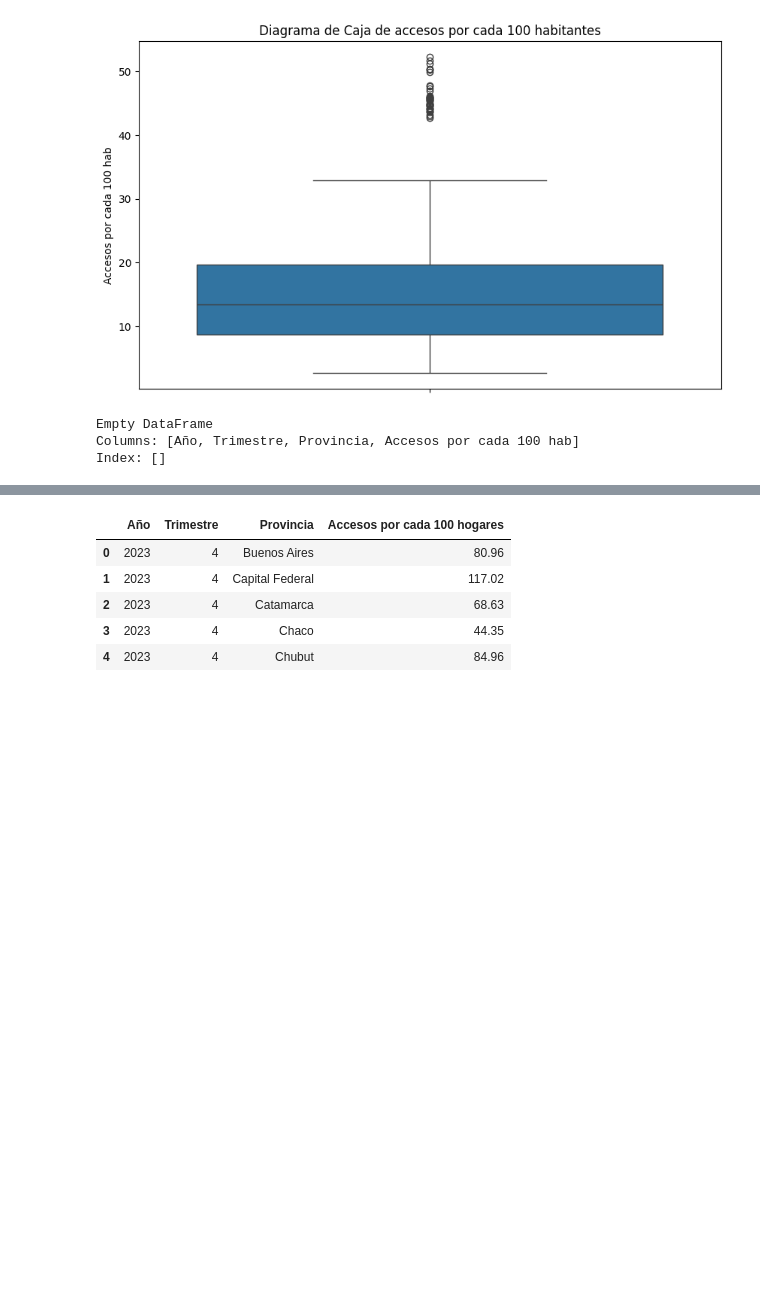
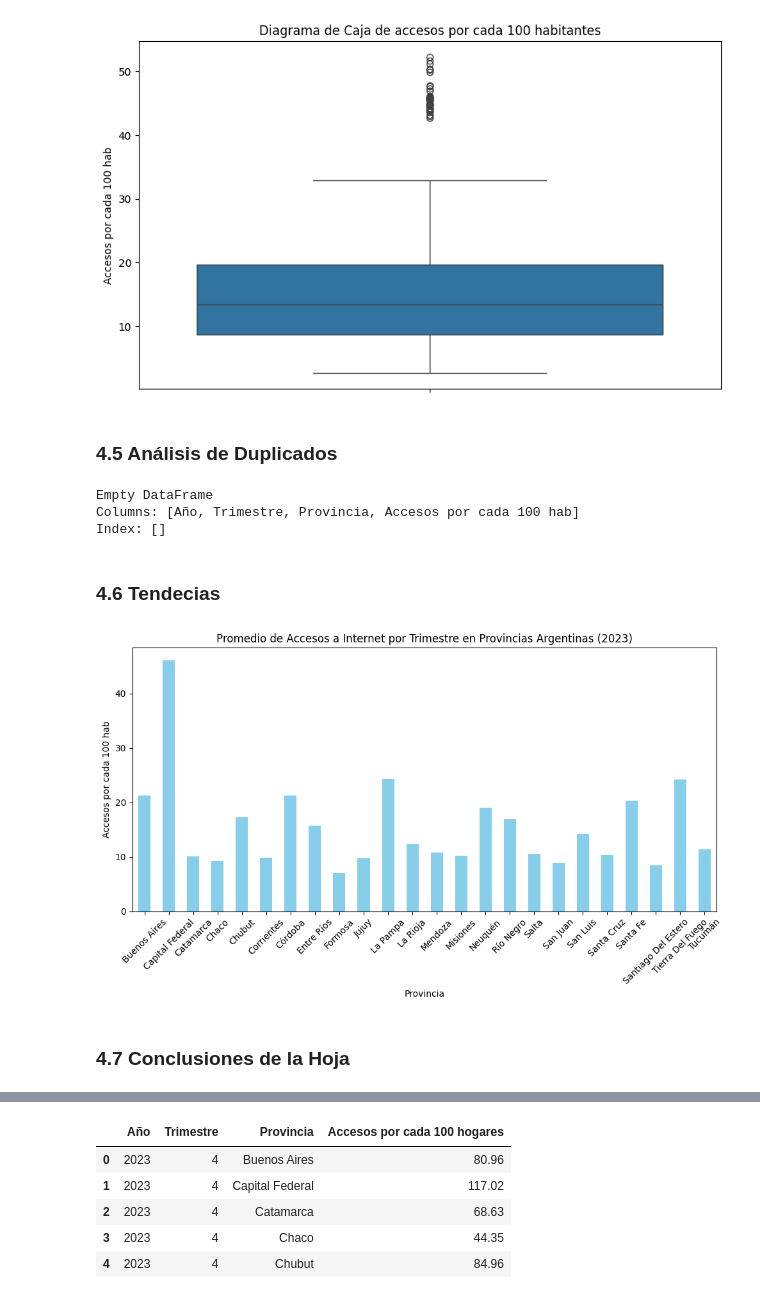
Before and after one commit to SergioAlejandroM/Proyecto-Individual-DA, a Jupyter notebook: InformeEDA.ipynb, the cells around one changed output, grey strips where cells are left out. Cells and saved outputs as stored; diff of their text form; code cells hidden in the pictures; blank space fills up the shorter version.

```diff
--- a/InformeEDA.ipynb
+++ b/InformeEDA.ipynb
@@ -324,6 +398,8 @@ plt.title('Diagrama de Caja de accesos por cada 100 habitantes')
 plt.show()
 # %% [output]
 [figure]
+# %% [markdown]
+### 4.5 Análisis de Duplicados
 # %%
 # Verificar duplicados basados en todas las columnas
 duplicados = Penetración_poblacion.duplicated()
@@ -335,3 +411,22 @@ print(df_duplicados)
 Empty DataFrame
 Columns: [Año, Trimestre, Provincia, Accesos por cada 100 hab]
 Index: []
+# %% [markdown]
+### 4.6 Tendecias
+# %%
+# Agrupar por provincia y calcular promedio de accesos por trimestre
+promedio_por_trimestre = Penetración_poblacion.groupby('Provincia')['Accesos por cada 100 hab'].mean()
+
+# Crear gráfico de barras para mostrar las tendencias
+plt.figure(figsize=(10, 6))
+promedio_por_trimestre.plot(kind='bar', color='skyblue')
+plt.title('Promedio de Accesos a Internet por Trimestre en Provincias Argentinas (2023)')
+plt.xlabel('Provincia')
+plt.ylabel('Accesos por cada 100 hab')
+plt.xticks(rotation=45)
+plt.tight_layout()
+plt.show()
+# %% [output]
+[figure, added]
+# %% [markdown]
+### 4.7 Conclusiones de la Hoja
```
Also changed, not shown: parts of 52 cells of this notebook, 3 other files.
